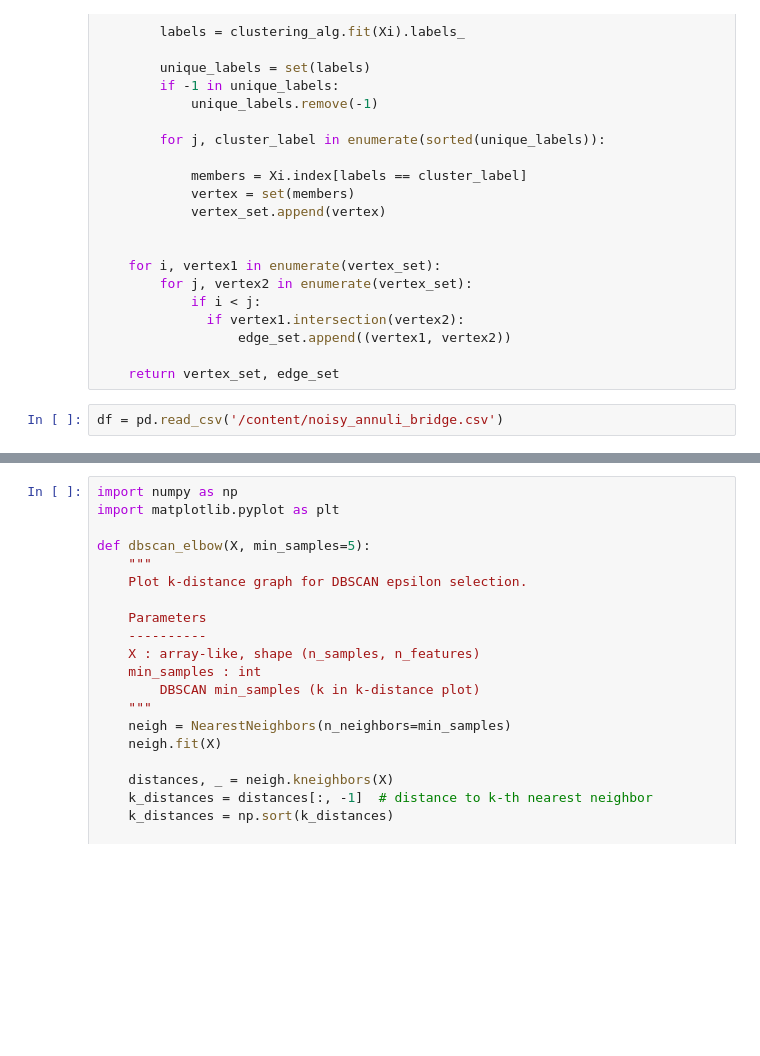
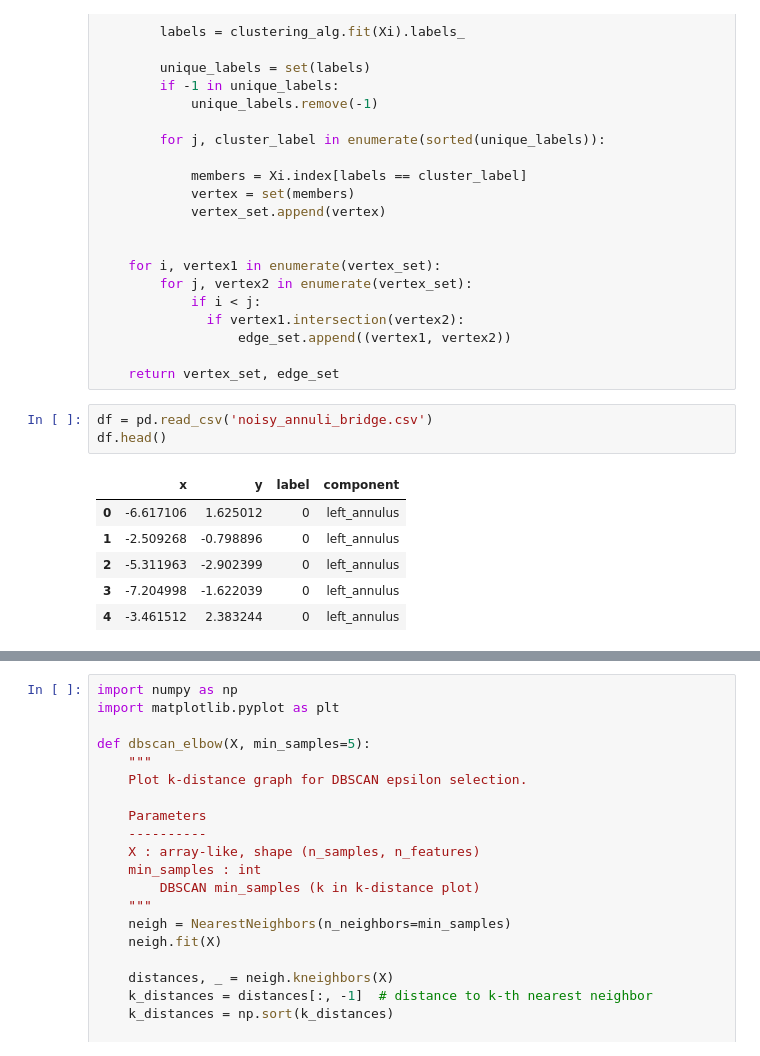
Before and after one commit to PearlPearl-Pearl/TDA_Group5, a Jupyter notebook: PROJECT2/TDA_P2.ipynb, the cells around one changed output, grey strips where cells are left out. Drawn from its saved outputs; the diff is of its cells as text; blank space fills up the shorter version.

```diff
--- a/PROJECT2/TDA_P2.ipynb
+++ b/PROJECT2/TDA_P2.ipynb
@@ -93,4 +107,12 @@ def mapper(data: pd.DataFrame, lens: Callable, cover_set: list, clustering_alg:
 
     return vertex_set, edge_set
 # %%
-df = pd.read_csv('/content/noisy_annuli_bridge.csv')
+df = pd.read_csv('noisy_annuli_bridge.csv')
+df.head()
+# %% [output]
+|  | x | y | label | component |
+| 0 | -6.617106 | 1.625012 | 0 | left_annulus |
+| 1 | -2.509268 | -0.798896 | 0 | left_annulus |
+| 2 | -5.311963 | -2.902399 | 0 | left_annulus |
+| 3 | -7.204998 | -1.622039 | 0 | left_annulus |
+| 4 | -3.461512 | 2.383244 | 0 | left_annulus |
```
Also changed, not shown: parts of 7 cells of this notebook.
